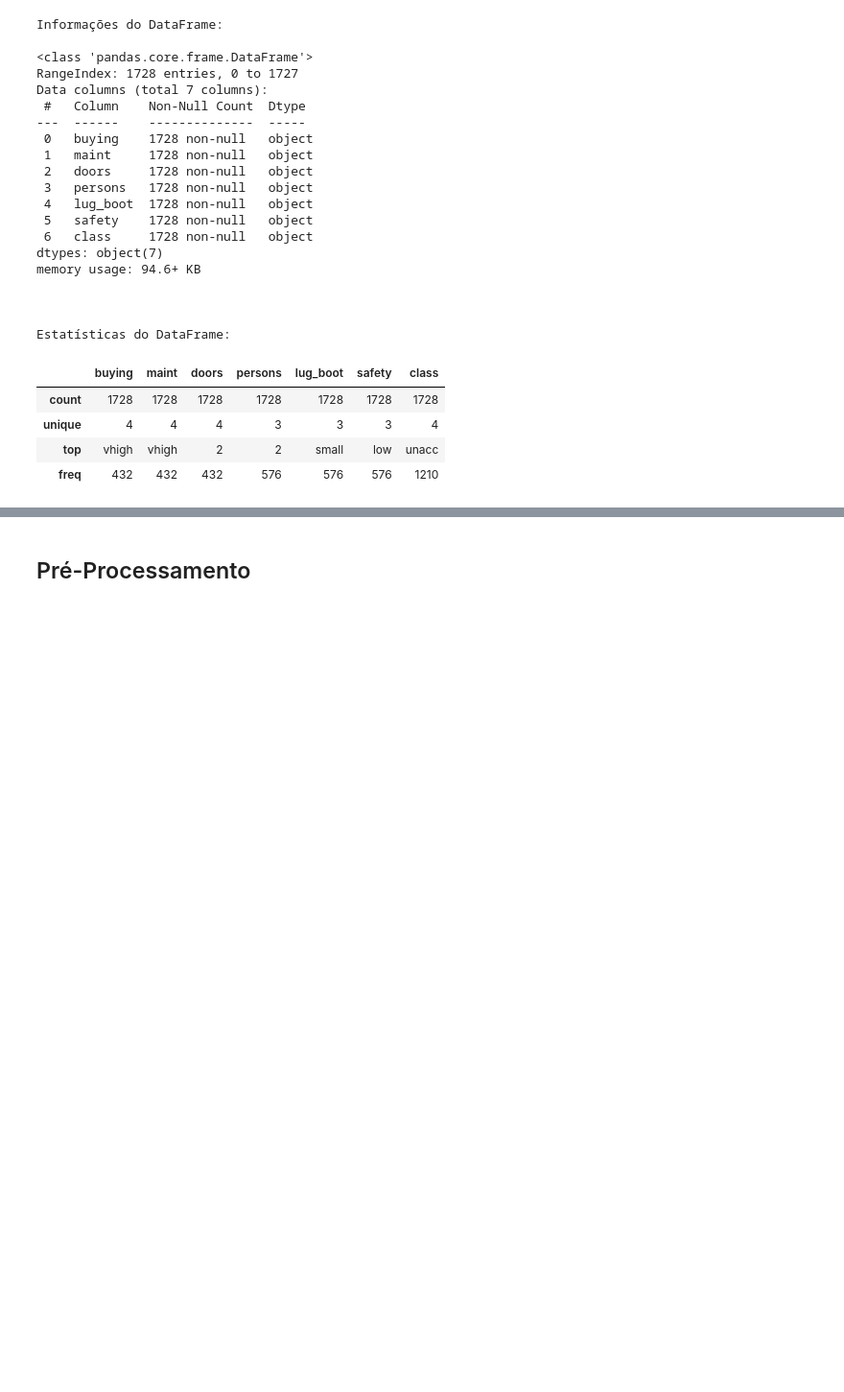
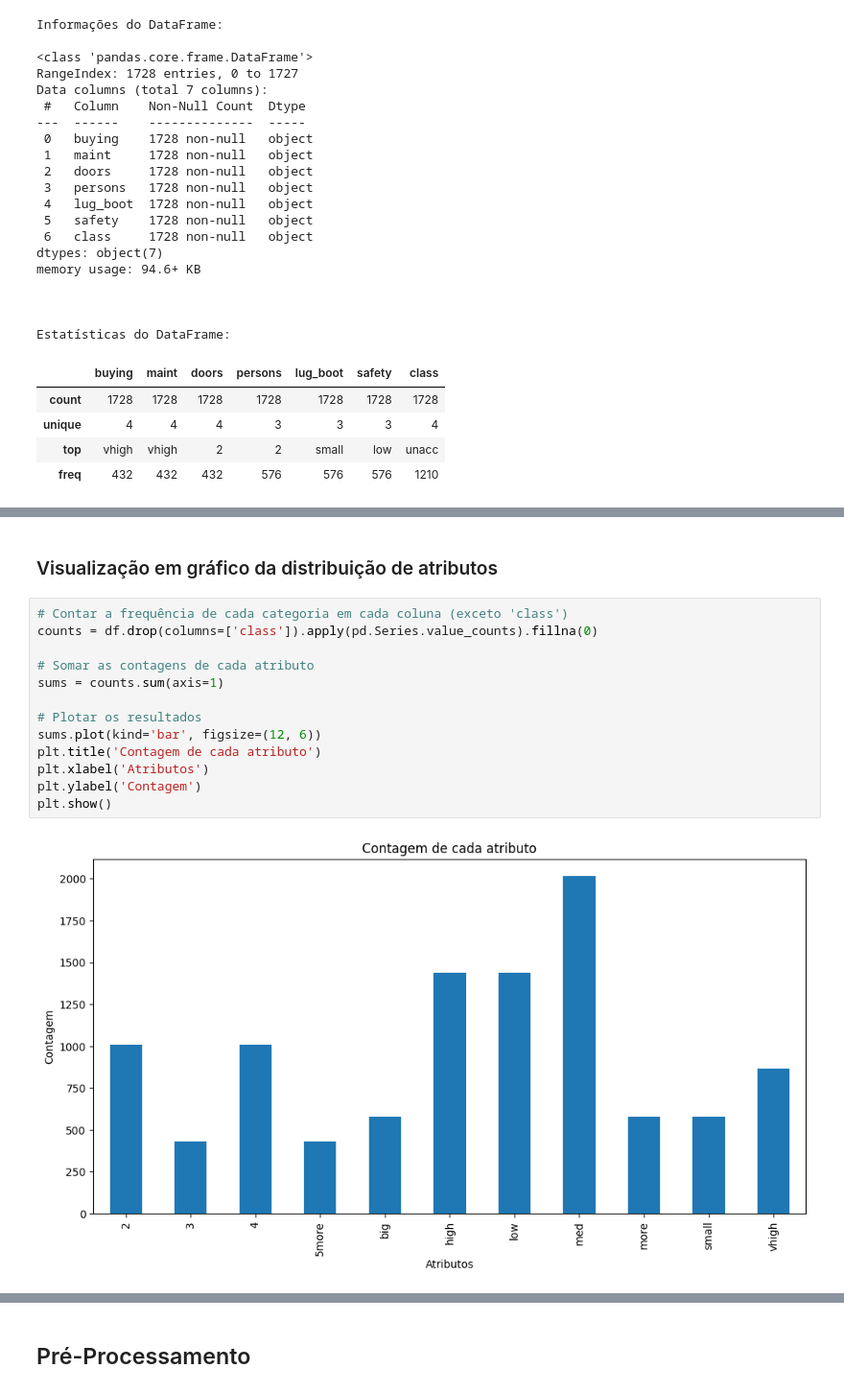
Before and after one commit to Leonardo-henriqu2/PI---5-v2, a Jupyter notebook: _cloud/machine-learning/notebooks/data_exploration.ipynb, the cells around one changed output, grey strips where cells are left out. Shown at 96% size. Drawn from its saved outputs; the diff is of its cells as text; blank space fills up the shorter version.

```diff
--- a/_cloud/machine-learning/notebooks/data_exploration.ipynb
+++ b/_cloud/machine-learning/notebooks/data_exploration.ipynb
@@ -70,0 +193,17 @@ Estatísticas do DataFrame:
+# %% [markdown]
+### Visualização em gráfico da distribuição de atributos
+# %%
+# Contar a frequência de cada categoria em cada coluna (exceto 'class')
+counts = df.drop(columns=['class']).apply(pd.Series.value_counts).fillna(0)
+
+# Somar as contagens de cada atributo
+sums = counts.sum(axis=1)
+
+# Plotar os resultados
+sums.plot(kind='bar', figsize=(12, 6))
+plt.title('Contagem de cada atributo')
+plt.xlabel('Atributos')
+plt.ylabel('Contagem')
+plt.show()
+# %% [output]
+[figure, added]
```
Also changed, not shown: parts of 22 cells of this notebook.
